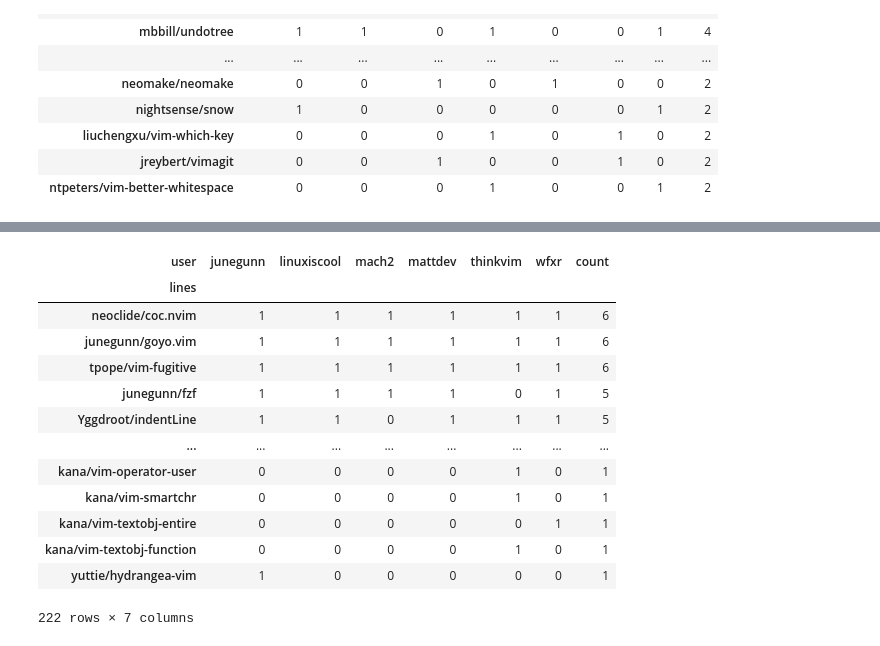
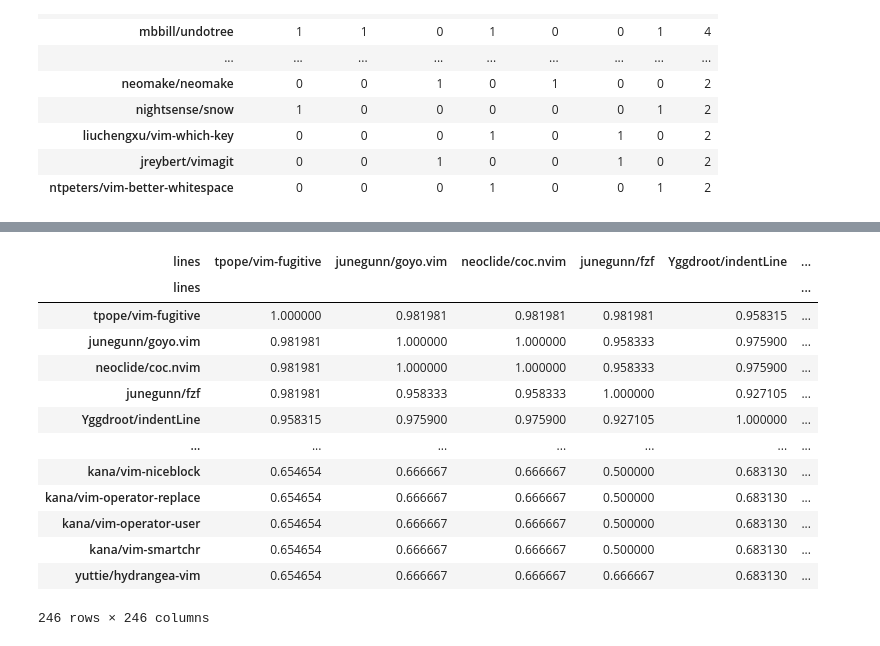
Before and after one commit to LinuxIsCool/vim_plugin_analysis, a Jupyter notebook: vim_plugin_analysis.ipynb, the cells around one changed output, grey strips where cells are left out. Cells and saved outputs as stored; diff of their text form; code cells hidden in the pictures.

```diff
--- a/vim_plugin_analysis.ipynb
+++ b/vim_plugin_analysis.ipynb
@@ -375,17 +386,17 @@ crosstab.head(40)
 # %%
-crosstab
+crosstab.T.corr()
 # %% [output]
-| user | junegunn | linuxiscool | mach2 | mattdev | thinkvim | wfxr | count |
-| lines |  |  |  |  |  |  |  |
-| neoclide/coc.nvim | 1 | 1 | 1 | 1 | 1 | 1 | 6 |
-| junegunn/goyo.vim | 1 | 1 | 1 | 1 | 1 | 1 | 6 |
-| tpope/vim-fugitive | 1 | 1 | 1 | 1 | 1 | 1 | 6 |
-| junegunn/fzf | 1 | 1 | 1 | 1 | 0 | 1 | 5 |
-| Yggdroot/indentLine | 1 | 1 | 0 | 1 | 1 | 1 | 5 |
-| ... | ... | ... | ... | ... | ... | ... | ... |
-| kana/vim-operator-user | 0 | 0 | 0 | 0 | 1 | 0 | 1 |
-| kana/vim-smartchr | 0 | 0 | 0 | 0 | 1 | 0 | 1 |
-| kana/vim-textobj-entire | 0 | 0 | 0 | 0 | 0 | 1 | 1 |
-| kana/vim-textobj-function | 0 | 0 | 0 | 0 | 1 | 0 | 1 |
-| yuttie/hydrangea-vim | 1 | 0 | 0 | 0 | 0 | 0 | 1 |
+| lines | tpope/vim-fugitive | junegunn/goyo.vim | neoclide/coc.nvim | junegunn/fzf | Yggdroot/indentLine | ... |
+| lines |  |  |  |  |  | ... |
+| tpope/vim-fugitive | 1.000000 | 0.981981 | 0.981981 | 0.981981 | 0.958315 | ... |
+| junegunn/goyo.vim | 0.981981 | 1.000000 | 1.000000 | 0.958333 | 0.975900 | ... |
+| neoclide/coc.nvim | 0.981981 | 1.000000 | 1.000000 | 0.958333 | 0.975900 | ... |
+| junegunn/fzf | 0.981981 | 0.958333 | 0.958333 | 1.000000 | 0.927105 | ... |
+| Yggdroot/indentLine | 0.958315 | 0.975900 | 0.975900 | 0.927105 | 1.000000 | ... |
+| ... | ... | ... | ... | ... | ... | ... |
+| kana/vim-niceblock | 0.654654 | 0.666667 | 0.666667 | 0.500000 | 0.683130 | ... |
+| kana/vim-operator-replace | 0.654654 | 0.666667 | 0.666667 | 0.500000 | 0.683130 | ... |
+| kana/vim-operator-user | 0.654654 | 0.666667 | 0.666667 | 0.500000 | 0.683130 | ... |
+| kana/vim-smartchr | 0.654654 | 0.666667 | 0.666667 | 0.500000 | 0.683130 | ... |
+| yuttie/hydrangea-vim | 0.654654 | 0.666667 | 0.666667 | 0.666667 | 0.683130 | ... |
-222 rows × 7 columns
+246 rows × 246 columns
```
Also changed, not shown: parts of 3 cells of this notebook, 1 other file.
